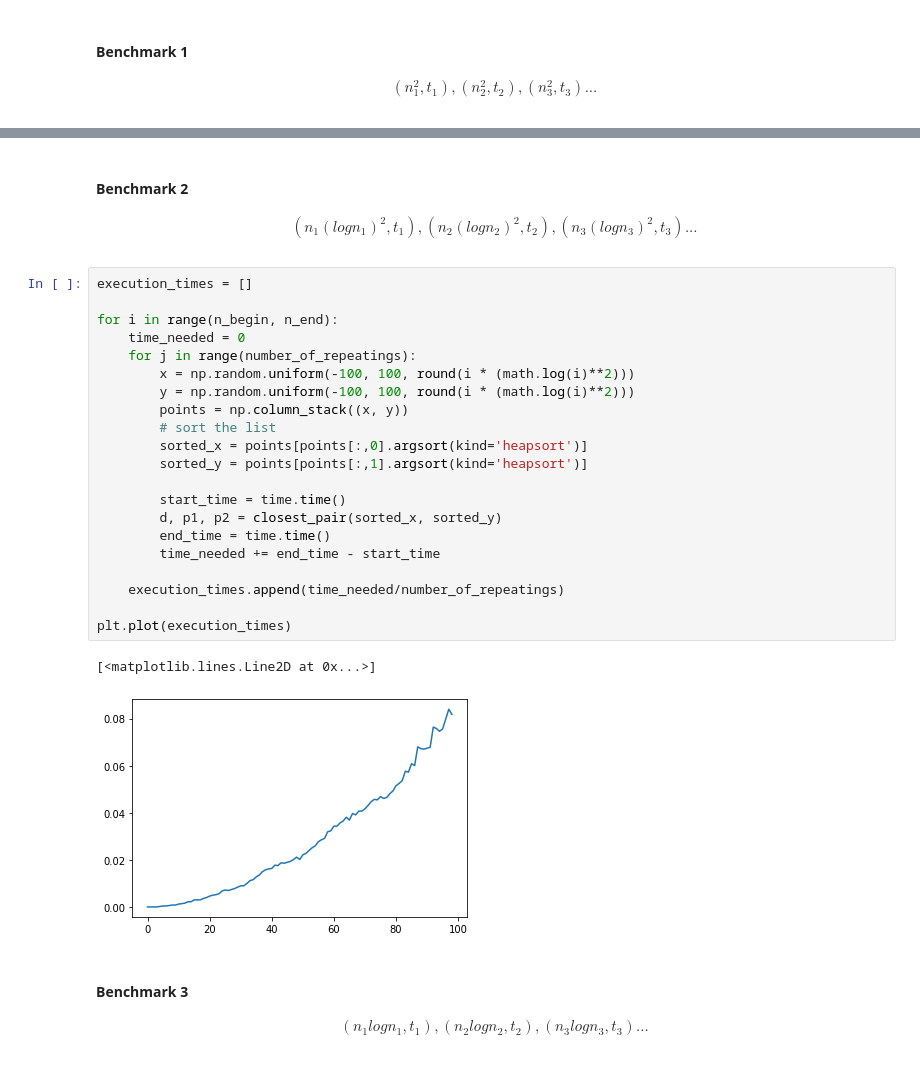
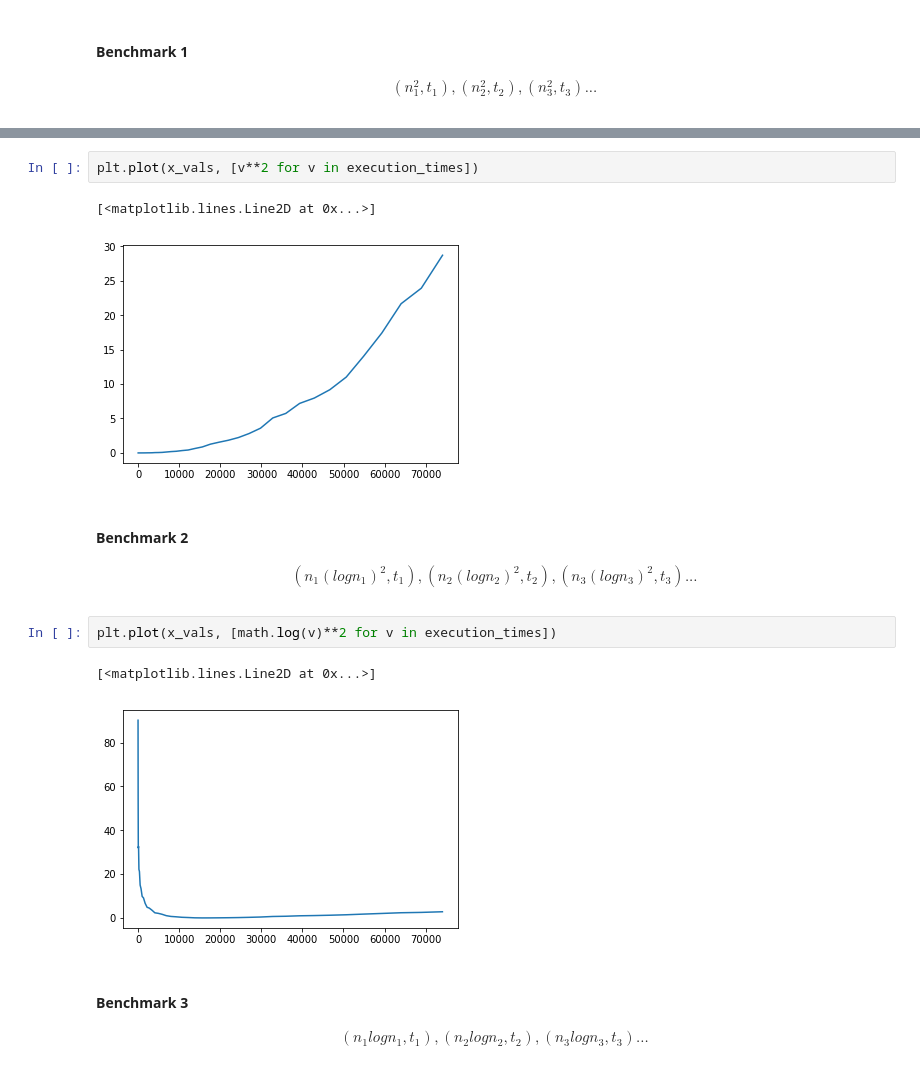
Before and after one commit to Bernhard92/AlgorithmAndComplexityTheory, a Jupyter notebook: ClosestPairOfPoints.ipynb, the cells around one changed output, grey strips where cells are left out. Cells and saved outputs as stored; diff of their text form.

```diff
--- a/ClosestPairOfPoints.ipynb
+++ b/ClosestPairOfPoints.ipynb
@@ -194,32 +208,18 @@ plt.plot(execution_times)
+# %%
+plt.plot(x_vals, [v**2 for v in execution_times])
+# %% [output]
+[<matplotlib.lines.Line2D at 0x...>]
+[figure, added]
 # %% [markdown]
 #### Benchmark 2
 \begin{align*}
 (n_1(log n_1)^2, t_1), (n_2(log n_2)^2, t_2),(n_3(log n_3)^2, t_3)...
 \end{align*}
-# %%
-execution_times = []
-
-for i in range(n_begin, n_end):
-    time_needed = 0
-    for j in range(number_of_repeatings):
-        x = np.random.uniform(-100, 100, round(i * (math.log(i)**2)))
-        y = np.random.uniform(-100, 100, round(i * (math.log(i)**2)))
-        points = np.column_stack((x, y))
-        # sort the list
-        sorted_x = points[points[:,0].argsort(kind='heapsort')]
-        sorted_y = points[points[:,1].argsort(kind='heapsort')]
-
-        start_time = time.time()
-        d, p1, p2 = closest_pair(sorted_x, sorted_y)
-        end_time = time.time()
-        time_needed += end_time - start_time
-
-    execution_times.append(time_needed/number_of_repeatings)
-
-plt.plot(execution_times)
-# %% [output]
-[<matplotlib.lines.Line2D at 0x...>]
-[figure, removed]
+# %%
+plt.plot(x_vals, [math.log(v)**2 for v in execution_times])
+# %% [output]
+[<matplotlib.lines.Line2D at 0x...>]
+[figure, added]
 # %% [markdown]
 #### Benchmark 3
 \begin{align*}
```
Also changed, not shown: parts of 33 cells of this notebook.
